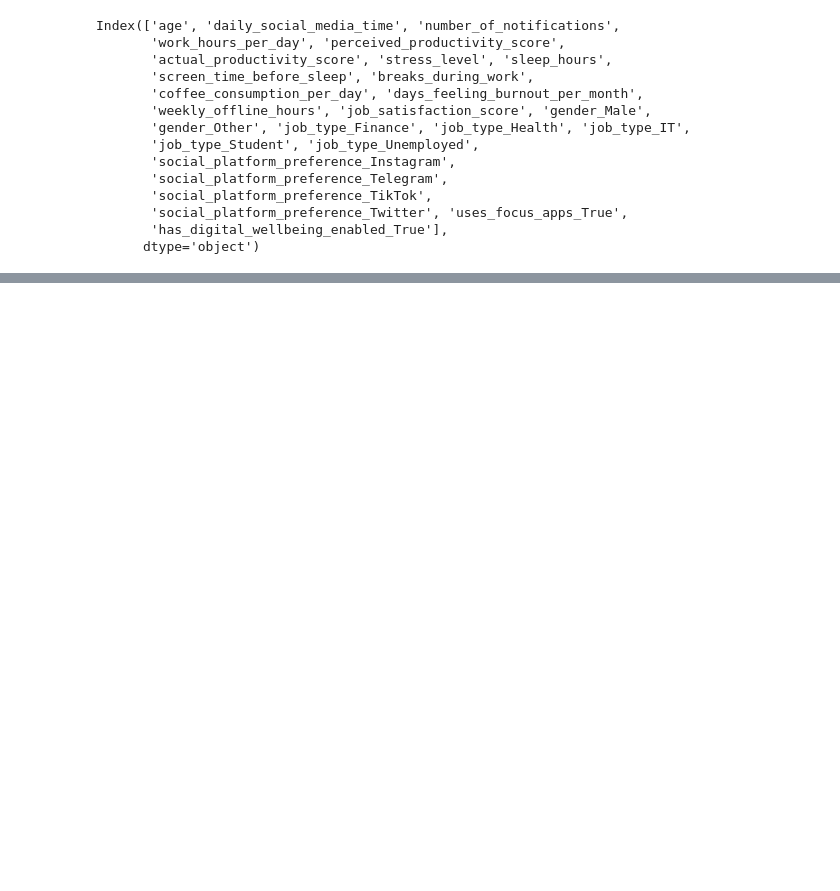
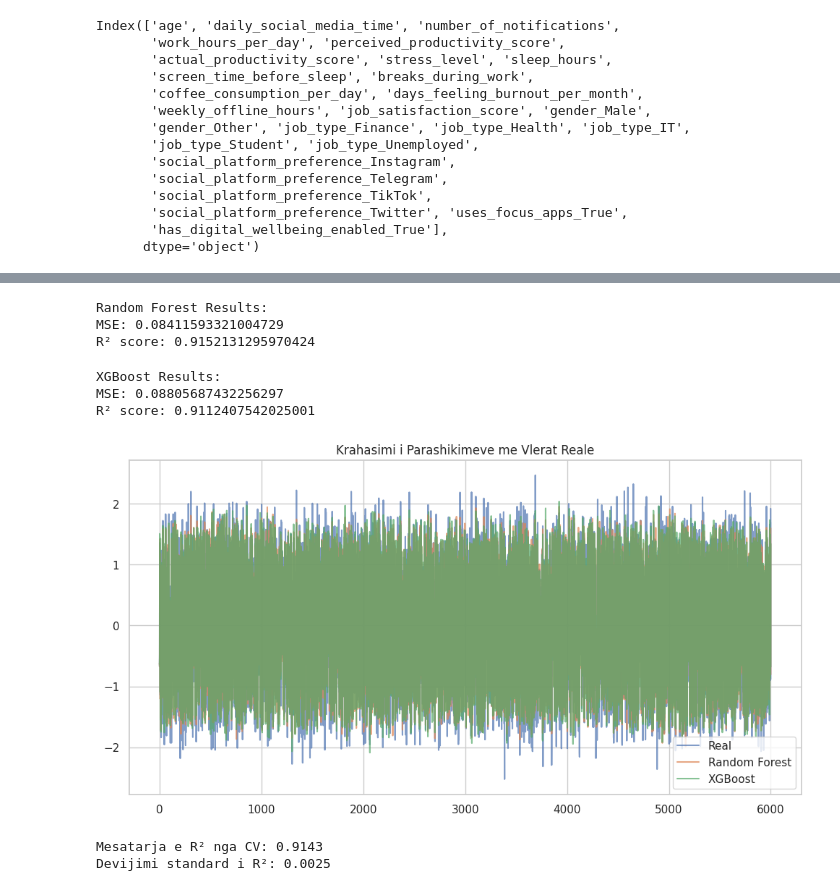
Before and after one commit to fisnikmustafa/ML-2025, a Jupyter notebook: dataset_preprocessing.ipynb, the cells around one changed output, grey strips where cells are left out. Cells and saved outputs as stored; diff of their text form; code cells hidden in the pictures; blank space fills up the shorter version.

Commit message:
Added Algorithms for model training

```diff
--- a/dataset_preprocessing.ipynb
+++ b/dataset_preprocessing.ipynb
@@ -730,0 +748,66 @@ gender_Other: -0.0112
+# %%
+from sklearn.ensemble import RandomForestRegressor
+from sklearn.metrics import mean_squared_error, r2_score
+
+# Trajno modelin
+rf_model = RandomForestRegressor(random_state=42)
+rf_model.fit(X_train_scaled, y_train)
+
+# Parashikimet
+y_pred_rf = rf_model.predict(X_test_scaled)
+
+# Vlerësimi
+print("Random Forest Results:")
+print("MSE:", mean_squared_error(y_test, y_pred_rf))
+print("R² score:", r2_score(y_test, y_pred_rf))
+# %% [output]
+Random Forest Results:
+MSE: 0.08411593321004729
+R² score: 0.9152131295970424
+# %%
+from xgboost import XGBRegressor
+
+# Trajno modelin
+xgb_model = XGBRegressor(random_state=42)
+xgb_model.fit(X_train_scaled, y_train)
+
+# Parashikimet
+y_pred_xgb = xgb_model.predict(X_test_scaled)
+
+# Vlerësimi
+print("\nXGBoost Results:")
+print("MSE:", mean_squared_error(y_test, y_pred_xgb))
+print("R² score:", r2_score(y_test, y_pred_xgb))
+# %% [output]
+XGBoost Results:
+MSE: 0.08805687432256297
+R² score: 0.9112407542025001
+# %%
+import matplotlib.pyplot as plt
+
+plt.figure(figsize=(12, 6))
+plt.plot(y_test.values, label='Real', alpha=0.7)
+plt.plot(y_pred_rf, label='Random Forest', alpha=0.7)
+plt.plot(y_pred_xgb, label='XGBoost', alpha=0.7)
+plt.title("Krahasimi i Parashikimeve me Vlerat Reale")
+plt.legend()
+plt.show()
+# %% [output]
+[figure, added]
+# %%
+from sklearn.model_selection import cross_val_score
+from sklearn.metrics import mean_squared_error, r2_score
+import numpy as np
+
+# Për shembull me Random Forest
+from sklearn.ensemble import RandomForestRegressor
+
+model_rf = RandomForestRegressor(random_state=42)
+
+# 5-fold CV për R² score
+r2_scores = cross_val_score(model_rf, X, y, cv=5, scoring='r2')
+print(f"Mesatarja e R² nga CV: {r2_scores.mean():.4f}")
+print(f"Devijimi standard i R²: {r2_scores.std():.4f}")
+# %% [output]
+Mesatarja e R² nga CV: 0.9143
+Devijimi standard i R²: 0.0025
```
Also changed, not shown: parts of 6 cells of this notebook.
